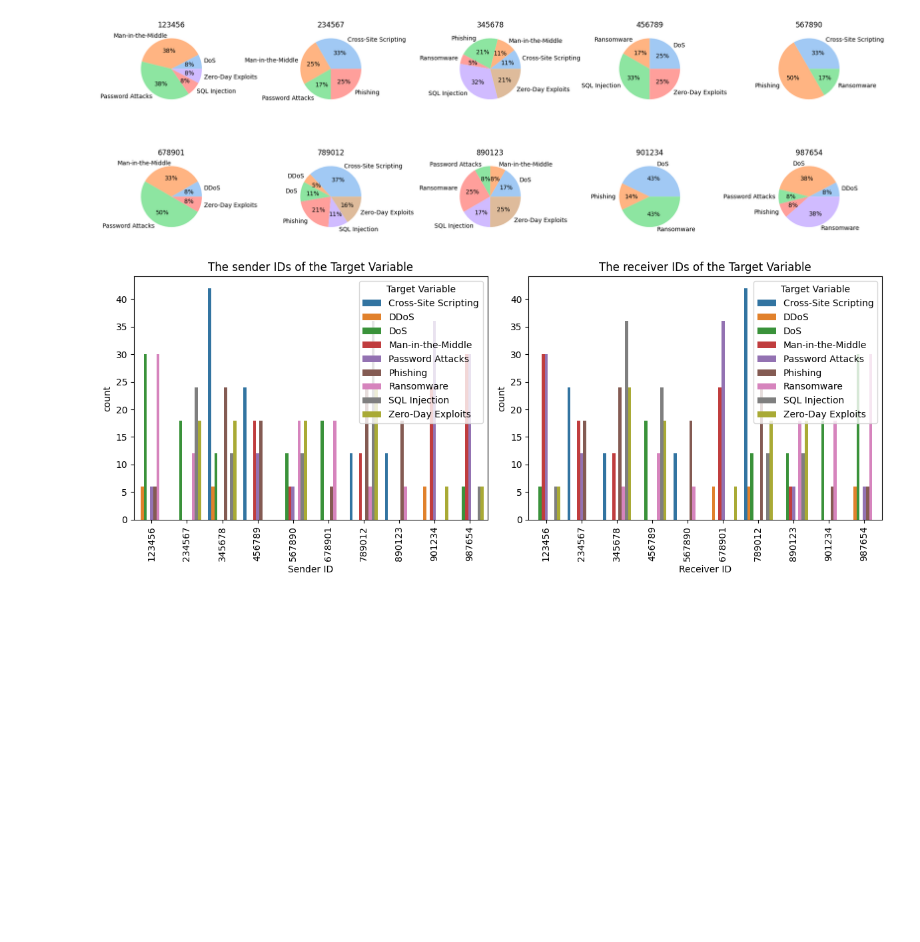
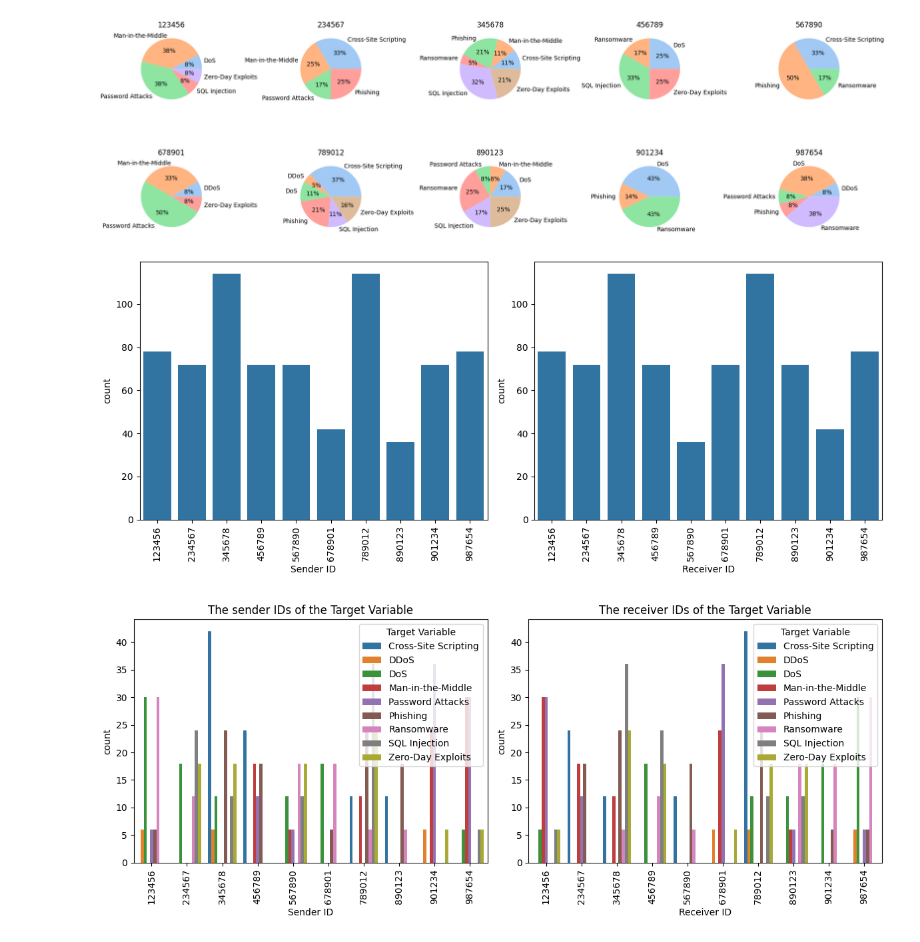
Before and after one commit to relmarrakchy/Apache-Hadoop-version-3, a Jupyter notebook: Cyber_threat_detection.ipynb, the cells around one changed output. Drawn from its saved outputs; the diff is of its cells as text; code cells hidden in the pictures; blank space fills up the shorter version.

```diff
--- a/Cyber_threat_detection.ipynb
+++ b/Cyber_threat_detection.ipynb
@@ -275,6 +263,22 @@ data = make_pie_data(dataset, "Receiver ID", "Target Variable")
 draw_pie_plot_ports(data)
 # %% [output]
 [figure]
+# %%
+plt.figure(figsize=(12, 5))
+
+plt.subplot(1, 2, 1)
+sns.countplot(data=dataset, x="Sender ID")
+plt.xticks(rotation=90)
+
+plt.subplot(1, 2, 2)
+sns.countplot(data=dataset, x="Receiver ID")
+plt.xticks(rotation=90)
+
+plt.tight_layout()
+
+plt.show()
+# %% [output]
+[figure, added]
 # %%
 plt.figure(figsize=(12, 5))
 
```
Also changed, not shown: parts of 13 cells of this notebook.
